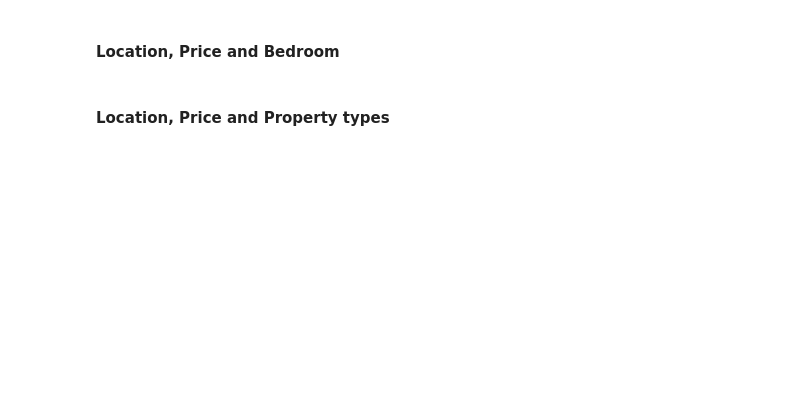
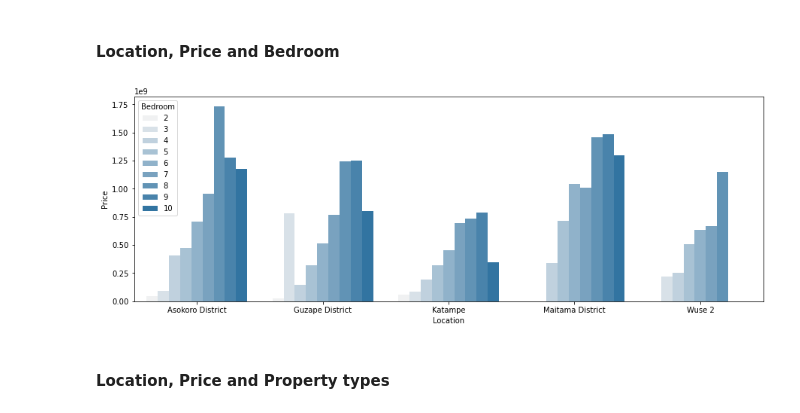
Before and after one commit to Viiktree/Real-Estate-project, a Jupyter notebook: Real estate EDA.ipynb, the cells around one changed output. Drawn from its saved outputs; the diff is of its cells as text; code cells hidden in the pictures; blank space fills up the shorter version.

```diff
--- a/Real estate EDA.ipynb
+++ b/Real estate EDA.ipynb
@@ -316,4 +345,15 @@ for i in [df_2020,df_2021,df_2022]:
 # %% [markdown]
 #### Location, Price and Bedroom
+# %%
+# Creating a subset of with top 5 locations ordered by average price
+Top_5 = df[df['Location'].isin(df.groupby('Location').mean().sort_values
+                       ('Price',ascending=False).head(5)['Price'].index.values)]
+# Plotting the bedrooms across top 5 locations
+plt.figure(figsize=[15,5])
+sb.barplot(data=Top_5.groupby(['Location','Bedroom']).
+           mean().reset_index(),x='Location',y='Price',hue='Bedroom',color=base_color)
+plt.legend;
+# %% [output]
+[figure, added]
 # %% [markdown]
 #### Location, Price and Property types
```
Also changed, not shown: parts of 15 cells of this notebook, 1 other file.
